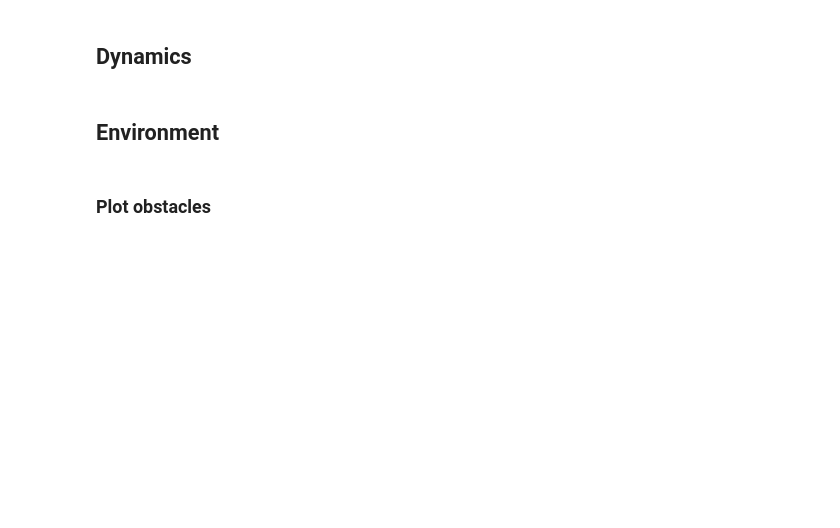
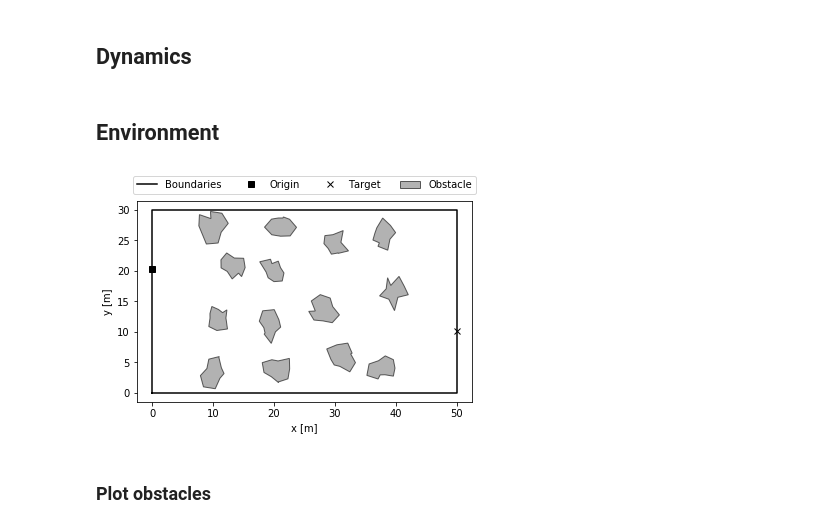
Before and after one commit to gitter-badger/kth-dd2410-planning, a Jupyter notebook: notebooks/mission.ipynb, the cells around one changed output. Drawn from its saved outputs; the diff is of its cells as text; code cells hidden in the pictures; blank space fills up the shorter version.

```diff
--- a/notebooks/mission.ipynb
+++ b/notebooks/mission.ipynb
@@ -29,6 +29,11 @@ d = l
 
 # instantiate environment
 env = Environment(lx, ly, d)
+# %%
+fig, ax = env.plot()
+fig.savefig('env.svg', bbox_inches='tight')
+# %% [output]
+[figure, added]
 # %% [markdown]
 ### Plot obstacles
 # %%
```
Also changed, not shown: parts of 7 cells of this notebook, 9 other files.
